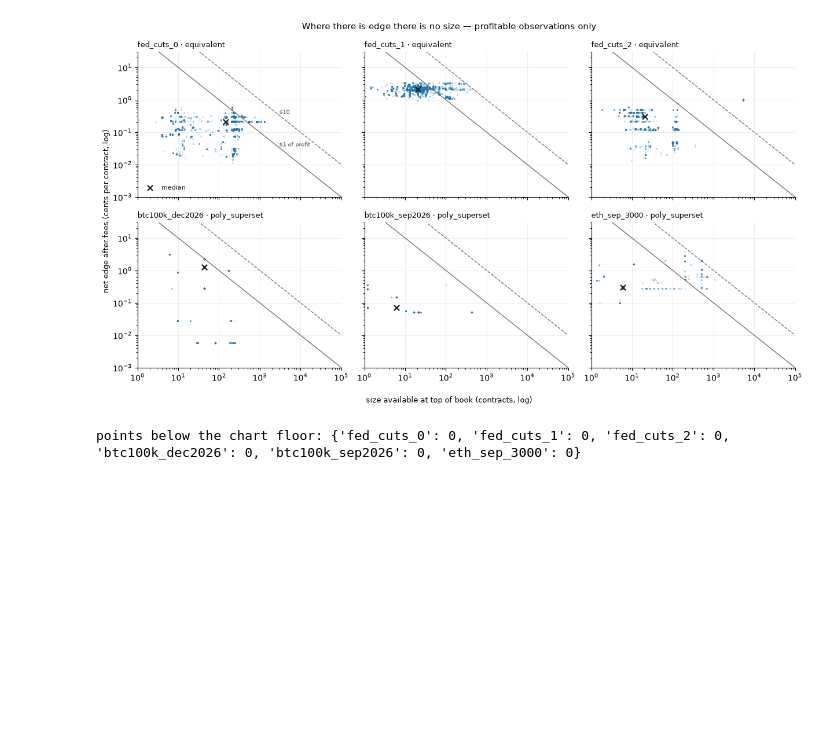
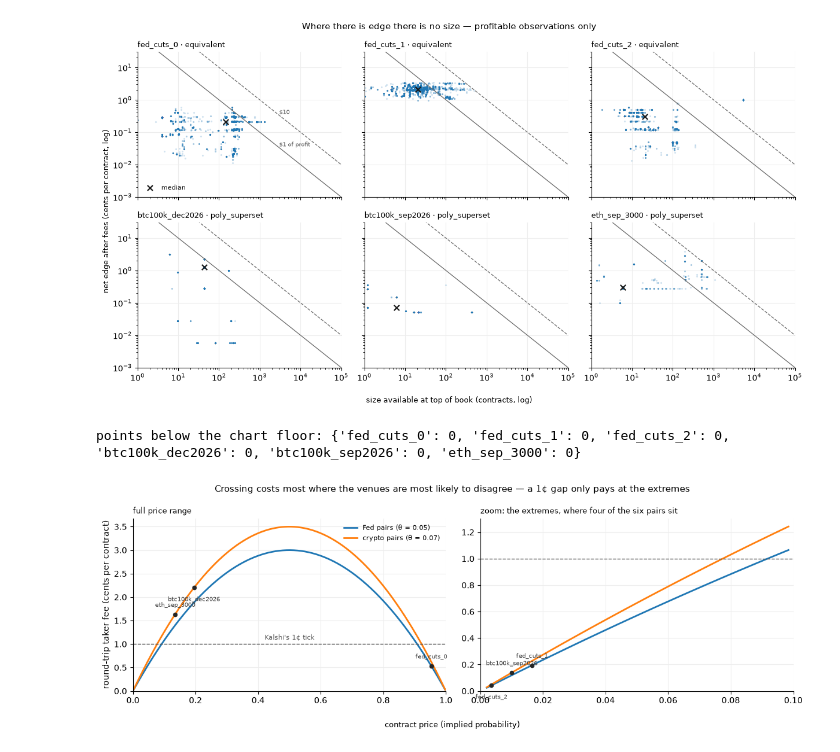
Before and after one commit to MobinHariri/kalshi-polymarket-microstructure, a Jupyter notebook: 02_analysis.ipynb, the cells around one changed output. Drawn from its saved outputs; the diff is of its cells as text; code cells hidden in the pictures; blank space fills up the shorter version.

Commit message:
Figures 4 and 5: fee breakeven and episode durations

```diff
--- a/02_analysis.ipynb
+++ b/02_analysis.ipynb
@@ -514,3 +514,39 @@ print("points below the chart floor:", offscale)
 # %% [output]
 [figure]
 points below the chart floor: {'fed_cuts_0': 0, 'fed_cuts_1': 0, 'fed_cuts_2': 0, 'btc100k_dec2026': 0, 'btc100k_sep2026': 0, 'eth_sep_3000': 0}
+# %%
+P = np.linspace(0.002, 0.998, 600)
+def cost(x, theta): return (0.07 + theta) * x * (1 - x) * 100     # cents per contract, both venues
+
+panels = [(0, 1, 0.10, 1.0, "full price range"),
+          (0, 0.10, 0, 0.10, "zoom: the extremes, where four of the six pairs sit")]
+fig, axes = plt.subplots(1, 2, figsize=(12, 4.2))
+for ax, (lo, hi, llo, lhi, title) in zip(axes, panels):
+    m = (P >= lo) & (P <= hi)
+    ax.plot(P[m], cost(P[m], 0.05), color=KAL,  lw=2, label="Fed pairs (θ = 0.05)")
+    ax.plot(P[m], cost(P[m], 0.07), color=POLY, lw=2, label="crypto pairs (θ = 0.07)")
+    ax.axhline(1.0, color="0.35", lw=1, ls="--")
+    ax.set_xlim(lo, hi); ax.set_ylim(0, None)
+    ax.set_title(title, fontsize=9, loc="left")
+    ax.grid(color="0.93"); ax.set_axisbelow(True)
+    for s_ in ["top", "right"]:
+        ax.spines[s_].set_visible(False)
+    lab = [p for p in order if llo <= float(results[p].mid_p.median()) <= lhi]
+    for i, p in enumerate(lab):
+        x = float(results[p].mid_p.median())
+        y = cost(x, PAIR_META[p]["theta"])
+        ax.scatter([x], [y], color="0.15", s=20, zorder=5)
+        ax.annotate(p, xy=(x, y), xytext=(0, 9 if i % 2 == 0 else -16),
+                    textcoords="offset points", fontsize=7, color="0.25", ha="center")
+
+axes[0].annotate("Kalshi's 1¢ tick", xy=(0.5, 1.06), fontsize=8, color="0.35", ha="center", va="bottom")
+axes[0].legend(frameon=False, fontsize=8, loc="upper right")
+axes[0].set_ylabel("round-trip taker fee (cents per contract)")
+fig.supxlabel("contract price (implied probability)", fontsize=9)
+fig.suptitle("Crossing costs most where the venues are most likely to disagree — a 1¢ gap only pays at the extremes",
+             fontsize=11)
+fig.tight_layout()
+fig.savefig("figures/fig4_fee_breakeven.png", dpi=200, bbox_inches="tight")
+plt.show()
+# %% [output]
+[figure, added]
```
Also changed, not shown: 2 other files.
